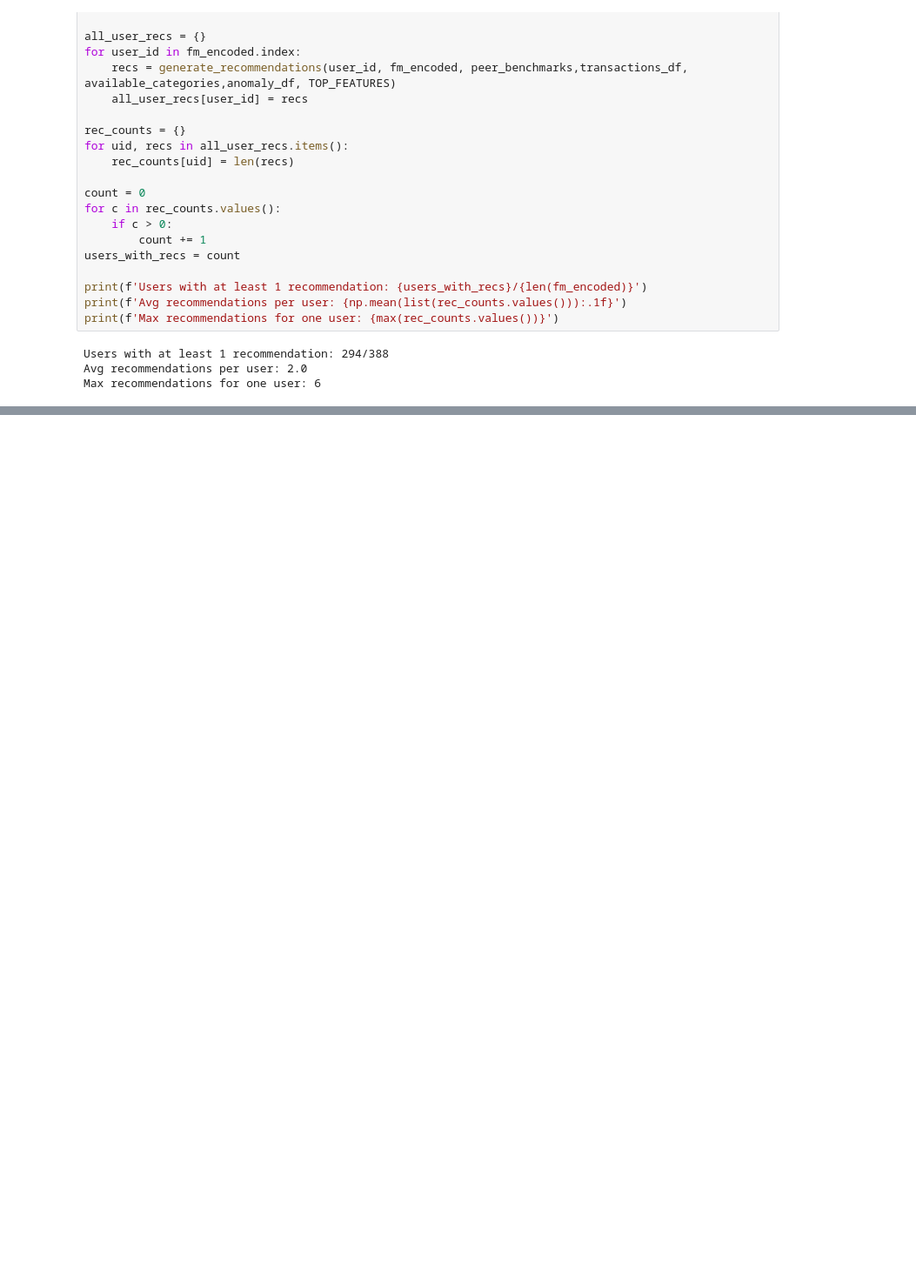
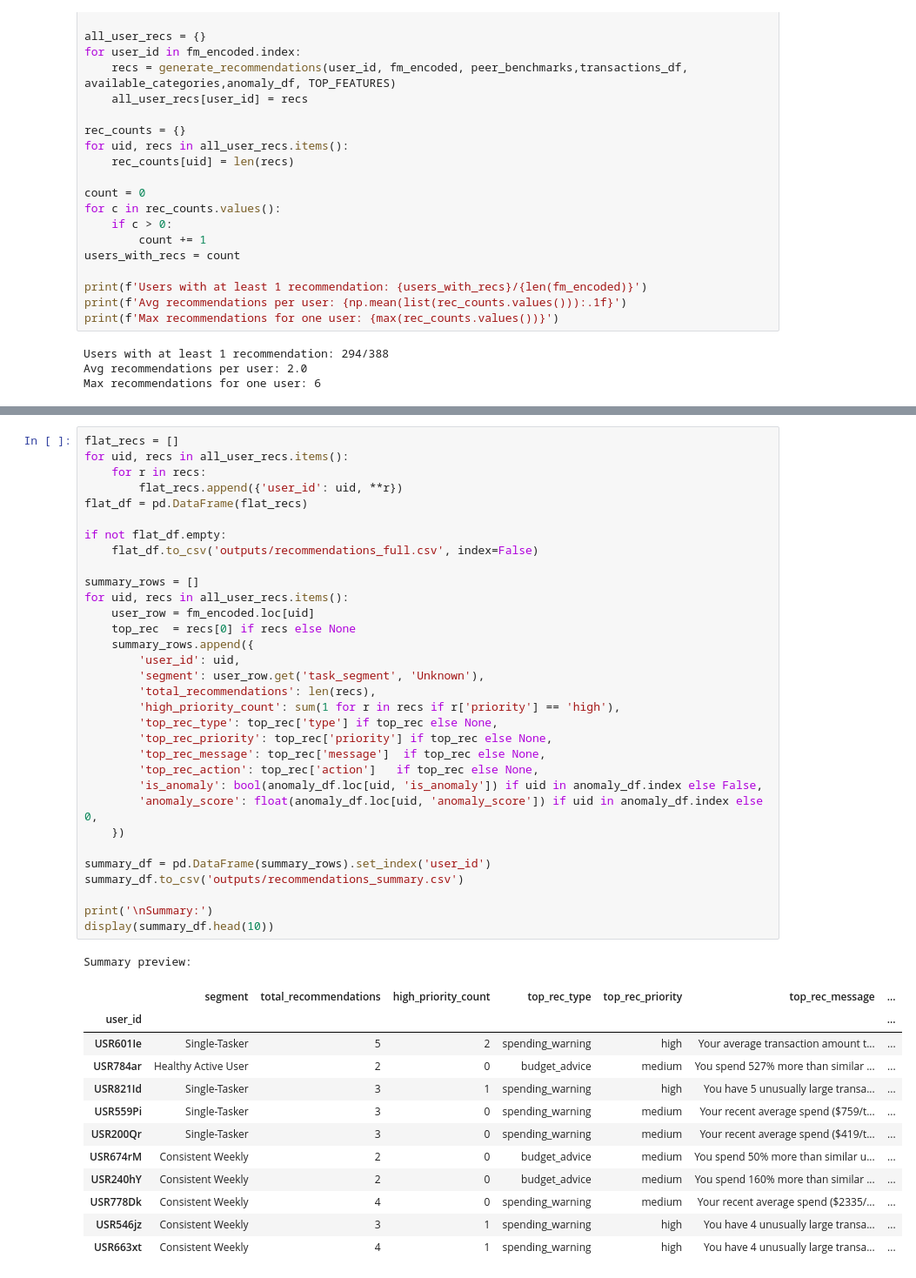
Before and after one commit to Yunnna005/FYP, a Jupyter notebook: Data/models/recomendation_model.ipynb, the cells around one changed output, grey strips where cells are left out. Shown at 87% size. Saved outputs shown, nothing was run; the diff lists cells and outputs as text; blank space fills up the shorter version.

```diff
--- a/Data/models/recomendation_model.ipynb
+++ b/Data/models/recomendation_model.ipynb
@@ -565,0 +572,46 @@ Max recommendations for one user: 6
+# %%
+flat_recs = []
+for uid, recs in all_user_recs.items():
+    for r in recs:
+        flat_recs.append({'user_id': uid, **r})
+flat_df = pd.DataFrame(flat_recs)
+
+if not flat_df.empty:
+    flat_df.to_csv('outputs/recommendations_full.csv', index=False)
+
+summary_rows = []
+for uid, recs in all_user_recs.items():
+    user_row = fm_encoded.loc[uid]
+    top_rec  = recs[0] if recs else None
+    summary_rows.append({
+        'user_id': uid,
+        'segment': user_row.get('task_segment', 'Unknown'),
+        'total_recommendations': len(recs),
+        'high_priority_count': sum(1 for r in recs if r['priority'] == 'high'),
+        'top_rec_type': top_rec['type'] if top_rec else None,
+        'top_rec_priority': top_rec['priority'] if top_rec else None,
+        'top_rec_message': top_rec['message']  if top_rec else None,
+        'top_rec_action': top_rec['action']   if top_rec else None,
+        'is_anomaly': bool(anomaly_df.loc[uid, 'is_anomaly']) if uid in anomaly_df.index else False,
+        'anomaly_score': float(anomaly_df.loc[uid, 'anomaly_score']) if uid in anomaly_df.index else 0,
+    })
+
+summary_df = pd.DataFrame(summary_rows).set_index('user_id')
+summary_df.to_csv('outputs/recommendations_summary.csv')
+
+print('\nSummary:')
+display(summary_df.head(10))
+# %% [output]
+Summary preview:
+|  | segment | total_recommendations | high_priority_count | top_rec_type | top_rec_priority | top_rec_message | ... |
+| user_id |  |  |  |  |  |  | ... |
+| USR601Ie | Single-Tasker | 5 | 2 | spending_warning | high | Your average transaction amount t... | ... |
+| USR784ar | Healthy Active User | 2 | 0 | budget_advice | medium | You spend 527% more than similar ... | ... |
+| USR821Id | Single-Tasker | 3 | 1 | spending_warning | high | You have 5 unusually large transa... | ... |
+| USR559Pi | Single-Tasker | 3 | 0 | spending_warning | medium | Your recent average spend ($759/t... | ... |
+| USR200Qr | Single-Tasker | 3 | 0 | spending_warning | medium | Your recent average spend ($419/t... | ... |
+| USR674rM | Consistent Weekly | 2 | 0 | budget_advice | medium | You spend 50% more than similar u... | ... |
+| USR240hY | Consistent Weekly | 2 | 0 | budget_advice | medium | You spend 160% more than similar ... | ... |
+| USR778Dk | Consistent Weekly | 4 | 0 | spending_warning | medium | Your recent average spend ($2335/... | ... |
+| USR546jz | Consistent Weekly | 3 | 1 | spending_warning | high | You have 4 unusually large transa... | ... |
+| USR663xt | Consistent Weekly | 4 | 1 | spending_warning | high | You have 4 unusually large transa... | ... |
```
Also changed, not shown: parts of 1 cell of this notebook, 2 other files.
